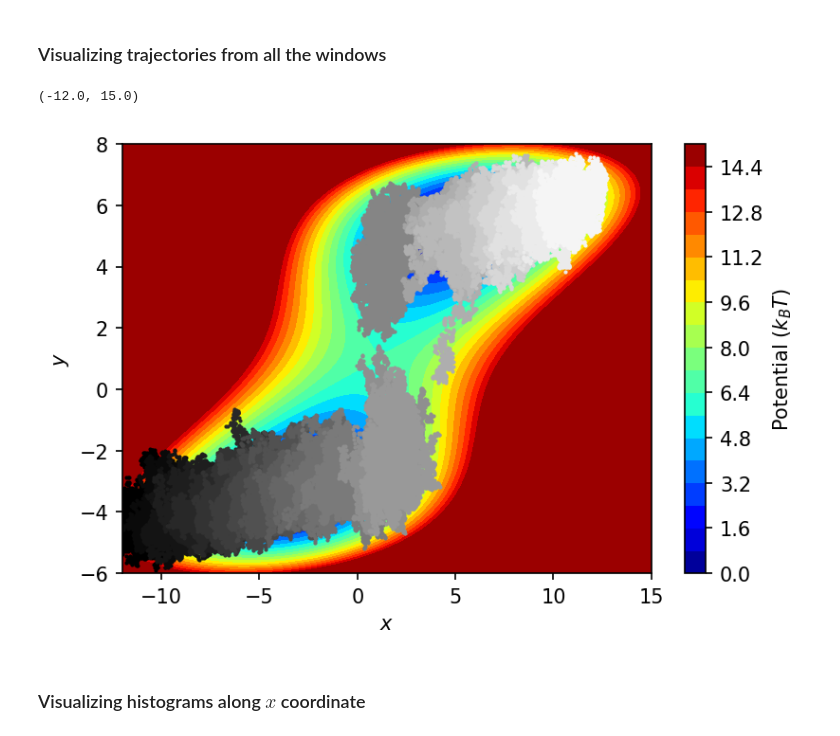
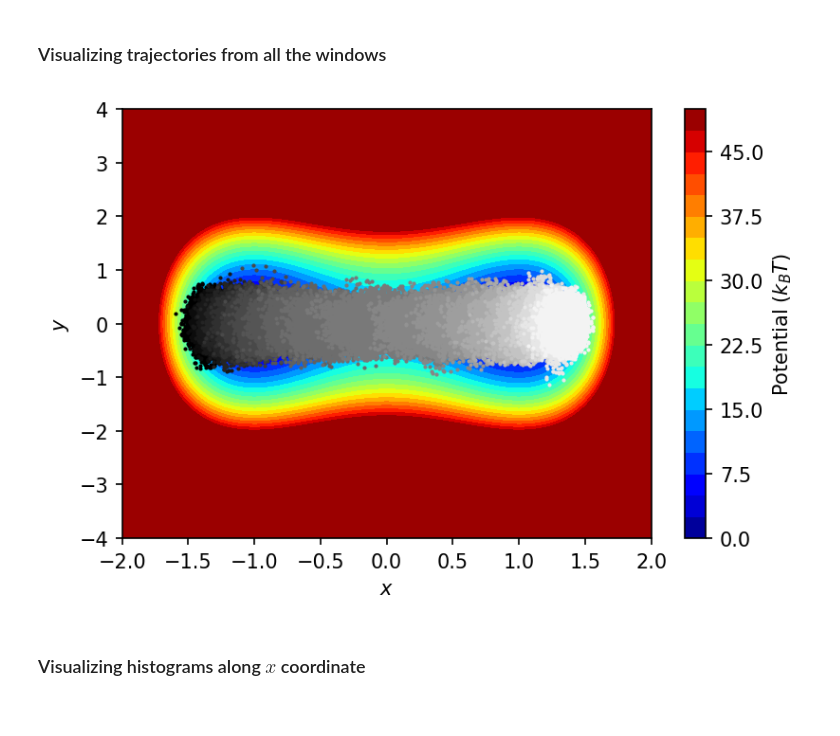
Before and after one commit to apallath/WHAM, a Jupyter notebook: examples/1_1D_umbrella_sampling.ipynb, the cells around one changed output. Cells and saved outputs as stored; diff of their text form; code cells hidden in the pictures.

```diff
--- a/examples/1_1D_umbrella_sampling.ipynb
+++ b/examples/1_1D_umbrella_sampling.ipynb
@@ -102,13 +106,13 @@ Here's an example, with $\kappa = 2$ and $x_0 = 0$.
 if not os.path.exists("examples_out/1D_US/biased/test"):
     os.makedirs("examples_out/1D_US/biased/test")
 
-pot = single_particle_ld.TwoBasinPotential2D()
+pot = single_particle_ld.TwoBasinPotential2D(magnitude=30)
 
-umbrella = single_particle_ld.HarmonicBias(kappa_x=2, x_0=0)
+umbrella = single_particle_ld.HarmonicBias(kappa_x=200, x_0=0)
 
 sim = single_particle_ld.SingleParticleSimulation(pot,
                                                   bias=umbrella,
-                                                  init_coord=np.array([[-5, -4, 0]]),
+                                                  init_coord=np.array([[-1, 0, 0]]),
                                                   cpu_threads=1)
 sim(nsteps=50000 + 1,
     chkevery=10000,
@@ -186,26 +169,32 @@ delta_x = 1
+# %%
+kappa = 200
+x_min = -2
+x_max = 2
+delta_x = 0.2
+x_win = np.arange(x_min, x_max + delta_x, delta_x)
 # %% [markdown]
 ### 2 ns simulations
 
 We'll perform these simulations for 2 ns each, so that we have enough data to construct free energy profiles.
 # %%
-for x_0 in range(-12, 12 + 1, delta_x):
-    if not os.path.exists("examples_out/1D_US/biased/k{}x{}".format(kappa, x_0)):
-        os.makedirs("examples_out/1D_US/biased/k{}x{}".format(kappa, x_0))
+for x_0 in x_win:
+    if not os.path.exists("examples_out/1D_US/biased/k{}x{:.2f}".format(kappa, x_0)):
+        os.makedirs("examples_out/1D_US/biased/k{}x{:.2f}".format(kappa, x_0))
 
-    pot = single_particle_ld.TwoBasinPotential2D()
+    pot = single_particle_ld.TwoBasinPotential2D(magnitude=30)
 
     umbrella = single_particle_ld.HarmonicBias(kappa_x=kappa, x_0=x_0)
 
     sim = single_particle_ld.SingleParticleSimulation(pot,
                                                       bias=umbrella,
-                                                      init_coord=np.array([[-5, -4, 0]]),
+                                                      init_coord=np.array([[-1, 0, 0]]),
                                                       cpu_threads=1)
     sim(nsteps=200000 + 1,
         chkevery=100000,
         trajevery=10,
         energyevery=10,
-        chkfile="examples_out/1D_US/biased/k{}x{}/chk_state.pkl".format(kappa, x_0),
-        trajfile="examples_out/1D_US/biased/k{}x{}/traj.dat".format(kappa, x_0),
-        energyfile="examples_out/1D_US/biased/k{}x{}/energies.dat".format(kappa, x_0))
+        chkfile="examples_out/1D_US/biased/k{}x{:.2f}/chk_state.pkl".format(kappa, x_0),
+        trajfile="examples_out/1D_US/biased/k{}x{:.2f}/traj.dat".format(kappa, x_0),
+        energyfile="examples_out/1D_US/biased/k{}x{:.2f}/energies.dat".format(kappa, x_0))
 # %% [output]
 [Potential] Initializing potential with expression:
@@ -260,7 +249,7 @@ Checkpoint at 1000.0000000 ps
 
 Let's look at timeseries data from the window furthest away from the starting configuration. We can use this to set an equilibration threshold time.
 # %%
-t, traj = single_particle_ld.TrajectoryReader("examples_out/1D_US/biased/k2x12/traj.dat").read_traj()
+t, traj = single_particle_ld.TrajectoryReader("examples_out/1D_US/biased/k200x1.20/traj.dat").read_traj()
 # %%
 fig, ax = plt.subplots(1, 2, figsize=(10, 4), dpi=150)
 ax[0].plot(t, traj[:, 0])
@@ -291,17 +280,14 @@ vis.scatter_traj_projection_x(traj[5000::10])  # only every 10, for speed
 # %%
 fig, ax = vis.plot_potential()
 
 cm = plt.get_cmap('gist_gray')
-ax.set_prop_cycle(color=[cm(1.*i/25) for i in range(25)])
+ax.set_prop_cycle(color=[cm(1.*i/len(x_win)) for i in range(len(x_win))])
 
-for x_0 in range(-12, 12 + 1, delta_x):
-    t, traj = single_particle_ld.TrajectoryReader("examples_out/1D_US/biased/k{}x{}/traj.dat".format(kappa, x_0)).read_traj()
-    ax.scatter(traj[5000:, 0], traj[5000:, 1], s=1)
-
-ax.set_xlim(-12, 15)
+for x_0 in x_win:
+    t, traj = single_particle_ld.TrajectoryReader("examples_out/1D_US/biased/k{}x{:.2f}/traj.dat".format(kappa, x_0)).read_traj()
+    ax.scatter(traj[2000:, 0], traj[2000:, 1], s=1)
 # %% [output]
-(-12.0, 15.0)
-[figure, old version]
+[figure, new version]
 # %% [markdown]
 ### Visualizing histograms along $x$ coordinate
 # %%
```
Also changed, not shown: parts of 31 cells of this notebook, 3 other files.
